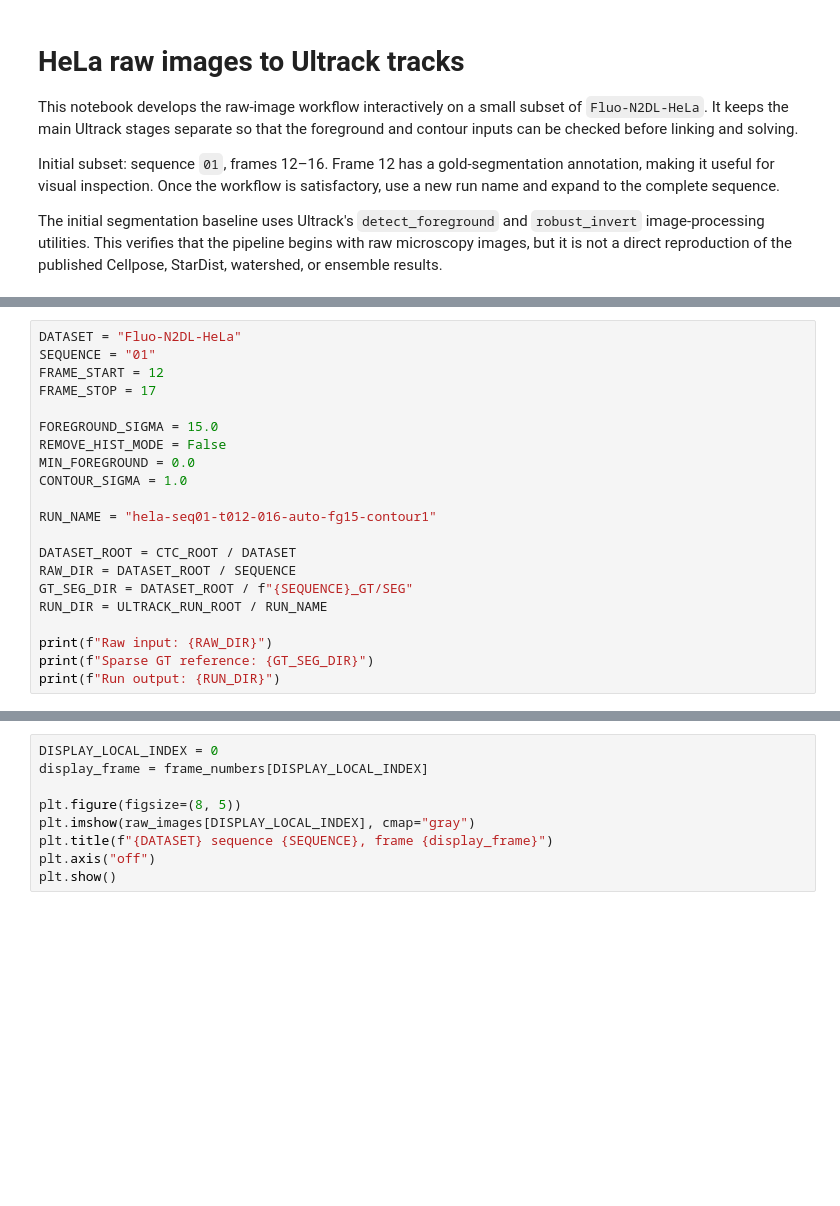
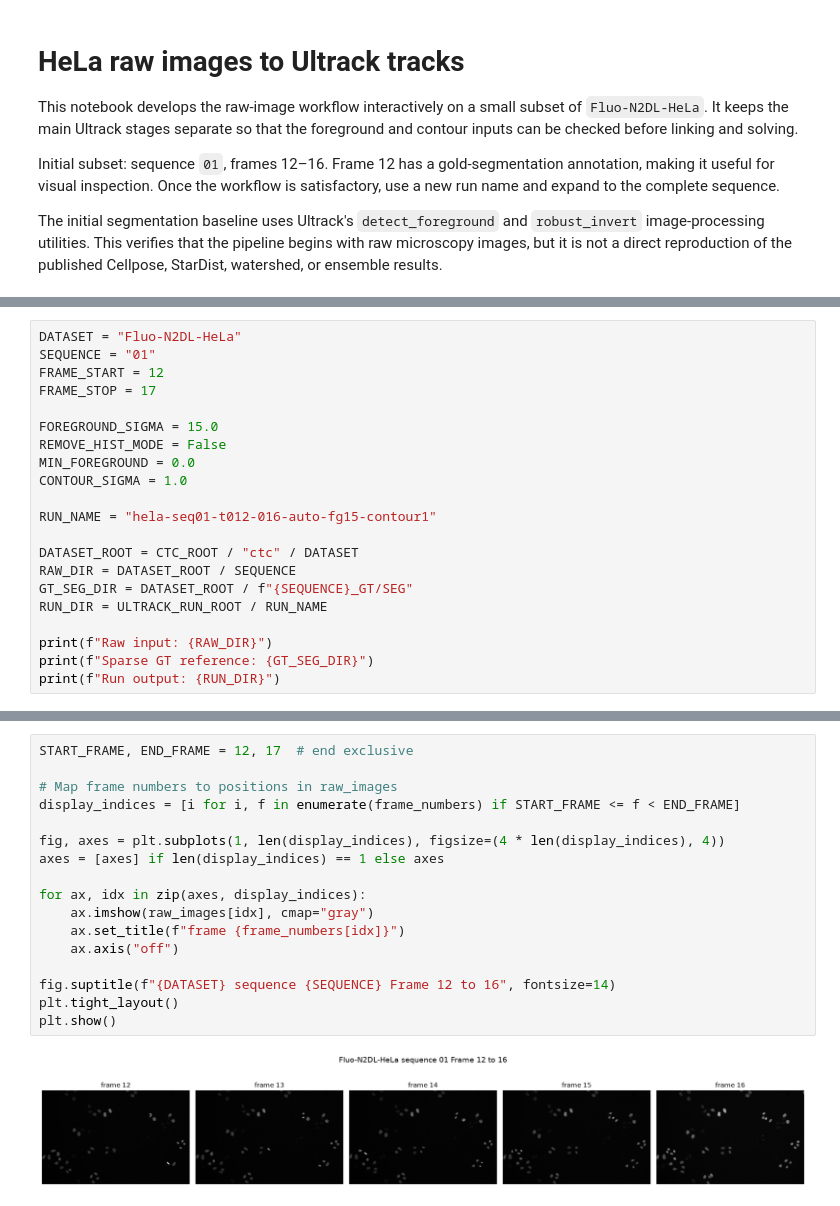
Before and after one commit to dsi-rse/clinic-2026-cell-tracking, a Jupyter notebook: notebooks/ultrack/01_hela_raw_to_tracks.ipynb, the cells around one changed output, grey strips where cells are left out. Saved outputs shown, nothing was run; the diff lists cells and outputs as text; blank space fills up the shorter version.

```diff
--- a/notebooks/ultrack/01_hela_raw_to_tracks.ipynb
+++ b/notebooks/ultrack/01_hela_raw_to_tracks.ipynb
@@ -67,7 +97,7 @@ CONTOUR_SIGMA = 1.0
 
 RUN_NAME = "hela-seq01-t012-016-auto-fg15-contour1"
 
-DATASET_ROOT = CTC_ROOT / DATASET
+DATASET_ROOT = CTC_ROOT / "ctc" / DATASET
 RAW_DIR = DATASET_ROOT / SEQUENCE
 GT_SEG_DIR = DATASET_ROOT / f"{SEQUENCE}_GT/SEG"
 RUN_DIR = ULTRACK_RUN_ROOT / RUN_NAME
@@ -99,9 +134,19 @@ print(f"Intensity range: {raw_images.min()} to {raw_images.max()}")
-# %%
-DISPLAY_LOCAL_INDEX = 0
-display_frame = frame_numbers[DISPLAY_LOCAL_INDEX]
-
-plt.figure(figsize=(8, 5))
-plt.imshow(raw_images[DISPLAY_LOCAL_INDEX], cmap="gray")
-plt.title(f"{DATASET} sequence {SEQUENCE}, frame {display_frame}")
-plt.axis("off")
-plt.show()
+# %%
+START_FRAME, END_FRAME = 12, 17  # end exclusive
+
+# Map frame numbers to positions in raw_images
+display_indices = [i for i, f in enumerate(frame_numbers) if START_FRAME <= f < END_FRAME]
+
+fig, axes = plt.subplots(1, len(display_indices), figsize=(4 * len(display_indices), 4))
+axes = [axes] if len(display_indices) == 1 else axes
+
+for ax, idx in zip(axes, display_indices):
+    ax.imshow(raw_images[idx], cmap="gray")
+    ax.set_title(f"frame {frame_numbers[idx]}")
+    ax.axis("off")
+
+fig.suptitle(f"{DATASET} sequence {SEQUENCE} Frame 12 to 16", fontsize=14)
+plt.tight_layout()
+plt.show()
+# %% [output]
+[figure, added]
```
Also changed, not shown: parts of 42 cells of this notebook, 4 other files.
